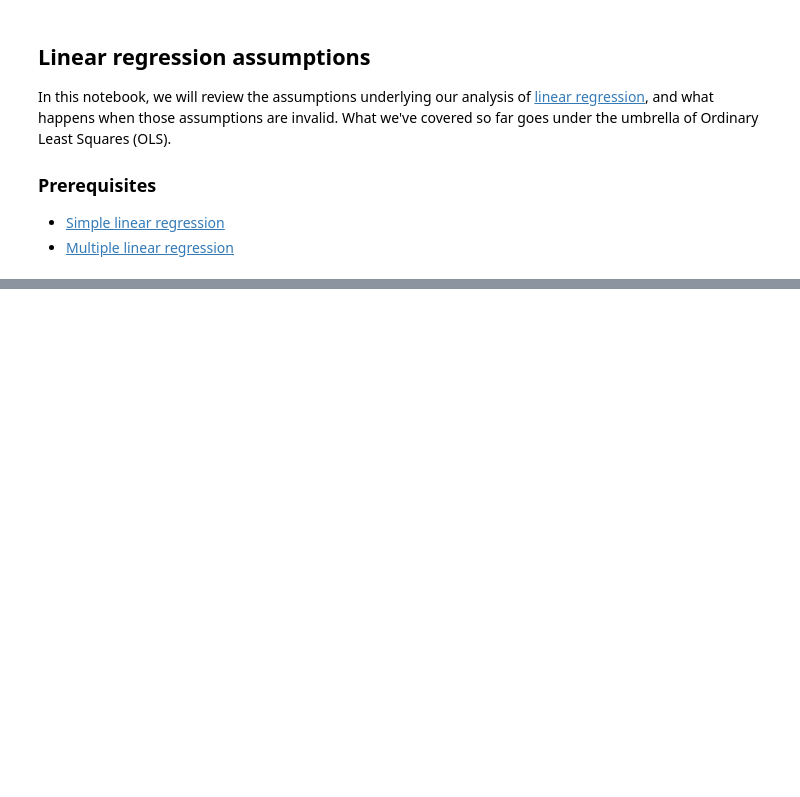
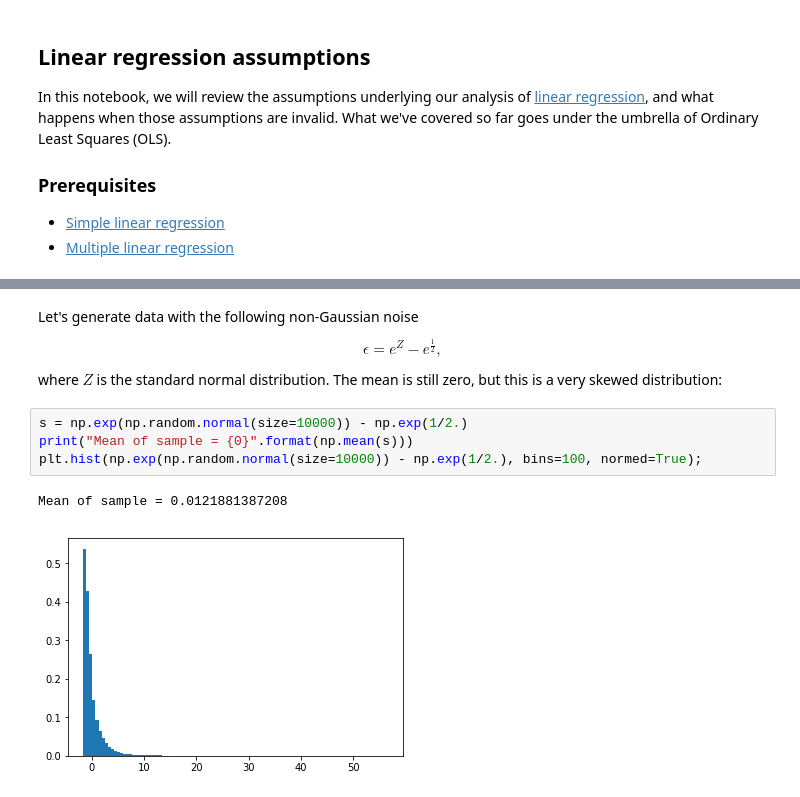
Before and after one commit to siavashaslanbeigi/stats_notes, a Jupyter notebook: linreg_assumptions.ipynb, the cells around one changed output, grey strips where cells are left out. Cells and saved outputs as stored; diff of their text form; blank space fills up the shorter version.

Commit message:
Explored impact of non-Gaussian noise on confidence intervals.

```diff
--- a/linreg_assumptions.ipynb
+++ b/linreg_assumptions.ipynb
@@ -137,0 +162,15 @@ Let's remember what we assumed: (i) errors have zero mean, (ii) errors are uncor
+# %% [markdown]
+Let's generate data with the following non-Gaussian noise
+
+\begin{equation}
+\epsilon = e^Z - e^{\frac{1}{2}},
+\end{equation}
+
+where $Z$ is the standard normal distribution. The mean is still zero, but this is a very skewed distribution:
+# %%
+s = np.exp(np.random.normal(size=10000)) - np.exp(1/2.)
+print("Mean of sample = {0}".format(np.mean(s)))
+plt.hist(np.exp(np.random.normal(size=10000)) - np.exp(1/2.), bins=100, normed=True);
+# %% [output]
+Mean of sample = 0.0121881387208
+[figure, added]
```
Also changed, not shown: parts of 11 cells of this notebook.
